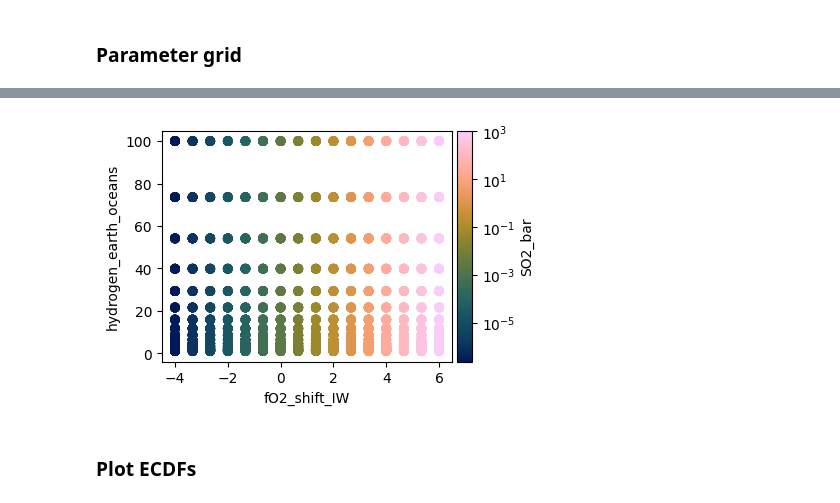
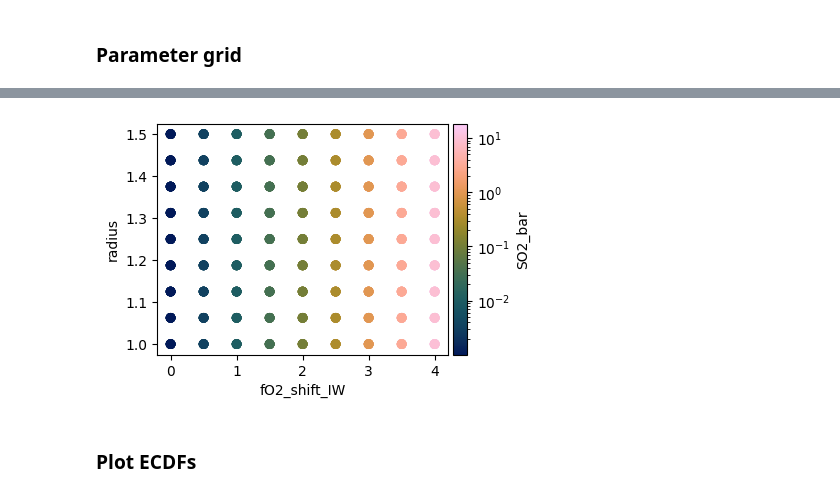
Before and after one commit to FormingWorlds/CALLIOPE, a Jupyter notebook: tools/SolveVol_ecdf.ipynb, the cells around one changed output, grey strips where cells are left out. Drawn from its saved outputs; the diff is of its cells as text; code cells hidden in the pictures.

```diff
--- a/tools/SolveVol_ecdf.ipynb
+++ b/tools/SolveVol_ecdf.ipynb
@@ -36,21 +37,30 @@ def latexify(s):
         else:
             out += c
     return out
+
+def get_norm(k):
+    indep_norm = 1
+    if k=="radius":
+        indep_norm = R_earth
+    if k=="mass":
+        indep_norm = M_earth
+    return indep_norm
 # %% [markdown]
 ### Set up initial options dict
 # %%
 OPTIONS = {}
 
 OPTIONS['Phi_global'] = 1.0
-OPTIONS['T_magma'] = 3000.0
-OPTIONS['radius'] = R_earth * 1.875
-OPTIONS['mass']   = M_earth * 7.99
+OPTIONS['T_magma'] = 2000.0
+OPTIONS['radius'] = R_earth #* 1.875
+OPTIONS['mass']   = M_earth #* 7.99
 OPTIONS['gravity'] = const_G * OPTIONS['mass'] / (OPTIONS['radius']**2)
-OPTIONS['hydrogen_earth_oceans'] = 8.0
-OPTIONS['CH_ratio'] = 1.0
+OPTIONS['density'] = 3 * OPTIONS['mass'] / (4 * np.pi * OPTIONS['radius']**3)
+OPTIONS['hydrogen_earth_oceans'] = 3.0
+OPTIONS['CH_ratio'] = 5.5
 OPTIONS['fO2_shift_IW'] = 0.0
-OPTIONS['nitrogen_ppmw'] = 2.0
-OPTIONS['sulfur_ppmw'] = 235.0
+OPTIONS['nitrogen_ppmw'] = 9.0
+OPTIONS['sulfur_ppmw'] = 248.0
 OPTIONS['planet_coresize'] = 0.55
 
 solvevol_vols = ['H2O', 'CO2', 'N2', 'H2', 'CO', 'CH4', 'S2', 'SO2']
@@ -89,21 +99,20 @@ Targets:
 ### Parameter grid
 # %%
 indep_vars = {
-    "fO2_shift_IW":             np.linspace(-4,   6,    16),
-    "CH_ratio":                 np.logspace(-2,   0,    16),
-    "hydrogen_earth_oceans":    np.logspace(0,    2,    16),
+    "fO2_shift_IW":             np.linspace(0.0, 4,   9),
+    "Phi_global":               np.linspace(0.5, 1,   9),
+    "radius":                   np.linspace(1.0, 1.5, 9)*R_earth,
 }
 var_props = {
     "fO2_shift_IW":         {"log":False, "label":r"log($f$O$_2$) - IW"},
     "CH_ratio":             {"log":True,  "label":r"C/H"},
     "hydrogen_earth_oceans":{"log":False, "label":r"[H] oceans"},
     "T_magma":              {"log":False, "label":r"T$_\text{magma}$ [K]"},
+    "Phi_global":           {"log":False, "label":r"$\Phi$"},
+    "radius":               {"log":False, "label":r"$r_p$ [$r_{\oplus}$]"},
 
     "P_surf":               {"log":True,  "label":r"P$_\text{surf}$ [bar]"},
 }
-volatile_colors = {
-
-}
 # %%
 # convert to floats
 for k in indep_vars.keys():
@@ -128,6 +137,9 @@ for i in range(npts):
     for k in p.keys():
         OPTIONS[k] = p[k]
 
+    OPTIONS['mass'] = (4 * np.pi / 3) * OPTIONS['density'] * OPTIONS['radius']**3
+    OPTIONS['gravity'] = const_G * OPTIONS['mass'] / (OPTIONS['radius']**2)
+
     # solve
     solvevol_target = get_target_from_params(OPTIONS)
     p_d = equilibrium_atmosphere(solvevol_target, OPTIONS)
@@ -161,35 +168,35 @@ Total points = 4096
 # %%
 # plot scatter
 plt.close("all")
 
 x_key = "fO2_shift_IW"
-y_key = "hydrogen_earth_oceans"
+y_key = "radius"
 z_key = "SO2_bar"
 
 x_arr, y_arr, z_arr = [], [], []
 for i in range(npts):
-    x_arr.append(all_pts[i][x_key])
-    y_arr.append(all_pts[i][y_key])
-    z_arr.append(all_pts[i][z_key])
+    x_arr.append(all_pts[i][x_key]/get_norm(x_key))
+    y_arr.append(all_pts[i][y_key]/get_norm(y_key))
+    z_arr.append(all_pts[i][z_key]/get_norm(z_key))
 
 fig,ax = plt.subplots(1,1, figsize=(4,3))
 
 divider = make_axes_locatable(ax)
 cmap = cm.batlow
 cax = divider.append_axes('right', size='5%', pad=0.05)
 norm = mpl.colors.LogNorm(vmin=np.amin(z_arr), vmax=np.amax(z_arr))
 sm = plt.cm.ScalarMappable(cmap=cmap, norm=norm)
 sm.set_array([])
 cbar = fig.colorbar(sm, cax=cax, orientation='vertical')
 cbar.set_label(z_key)
 
 ax.scatter(x_arr, y_arr, c=z_arr, cmap=cmap, norm=norm)
 
 ax.set(xlabel=x_key, ylabel=y_key)
 
 plt.show()
 # %% [output]
-[figure, old version]
+[figure, new version]
 # %% [markdown]
 ### Plot ECDFs
 # %%
```
Also changed, not shown: parts of 7 cells of this notebook, 1 other file.
